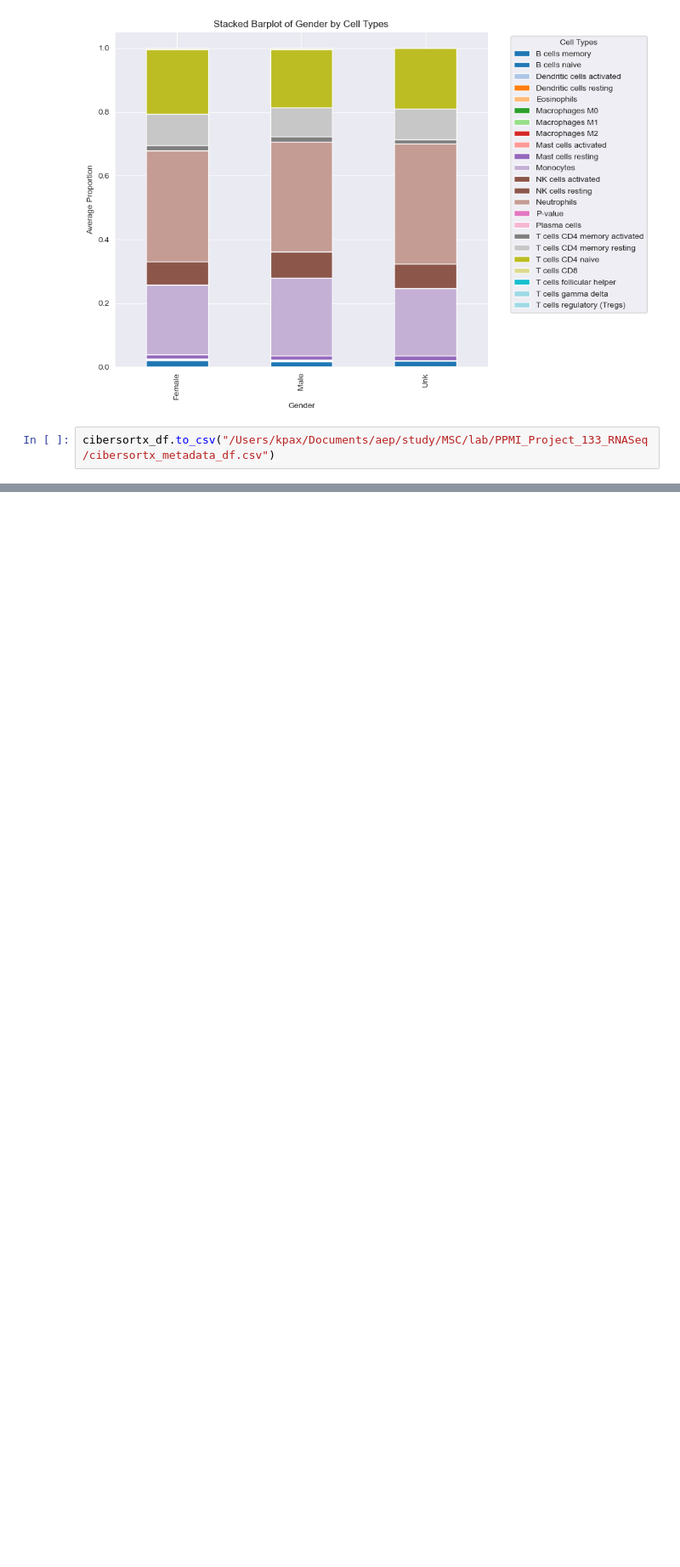
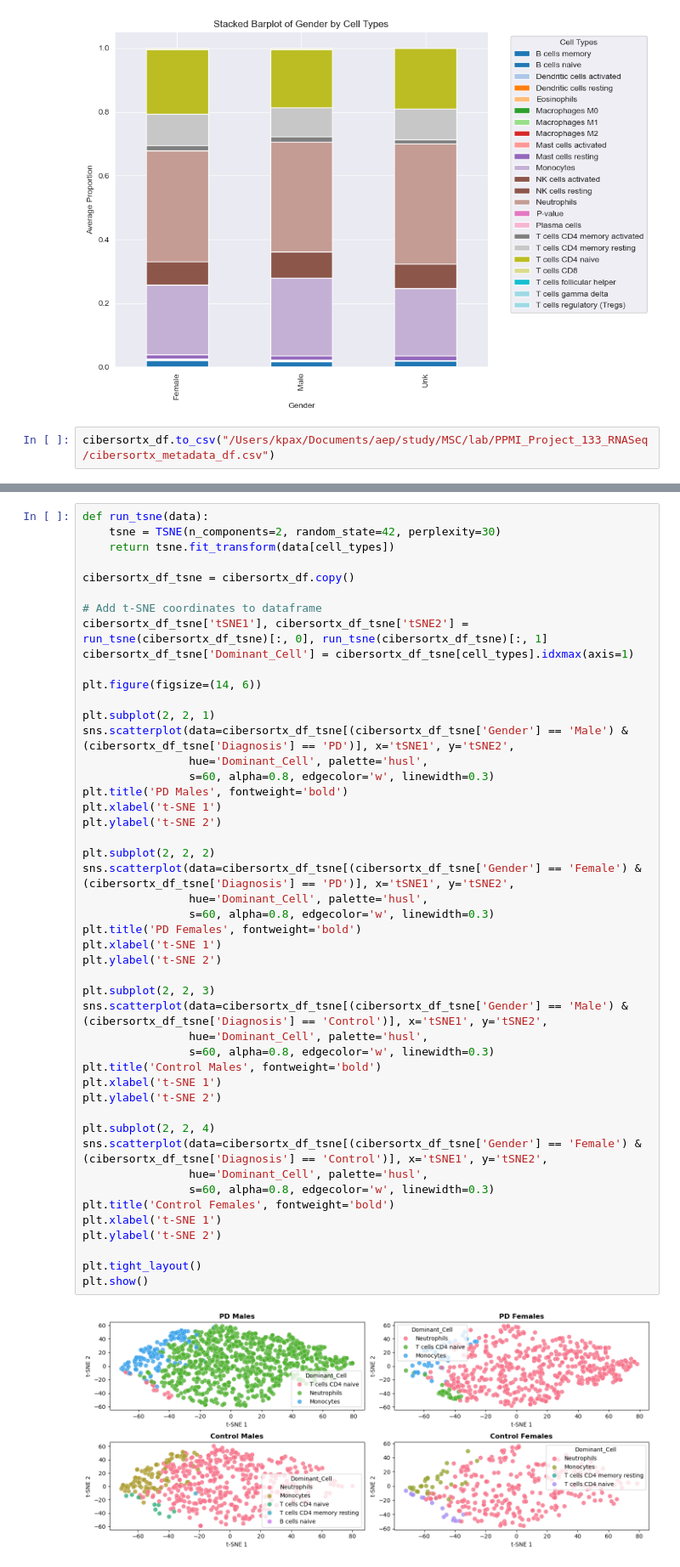
Before and after one commit to perpk/ppmi-wip, a Jupyter notebook: ppmi-wip.deconvolution-cibersortx.ipynb, the cells around one changed output, grey strips where cells are left out. Shown at 85% size. Saved outputs shown, nothing was run; the diff lists cells and outputs as text; blank space fills up the shorter version.

```diff
--- a/ppmi-wip.deconvolution-cibersortx.ipynb
+++ b/ppmi-wip.deconvolution-cibersortx.ipynb
@@ -138,0 +284,49 @@ cibersortx_df.to_csv("/Users/kpax/Documents/aep/study/MSC/lab/PPMI_Project_133_R
+# %%
+def run_tsne(data):
+    tsne = TSNE(n_components=2, random_state=42, perplexity=30)
+    return tsne.fit_transform(data[cell_types])
+
+cibersortx_df_tsne = cibersortx_df.copy()
+
+# Add t-SNE coordinates to dataframe
+cibersortx_df_tsne['tSNE1'], cibersortx_df_tsne['tSNE2'] = run_tsne(cibersortx_df_tsne)[:, 0], run_tsne(cibersortx_df_tsne)[:, 1]
+cibersortx_df_tsne['Dominant_Cell'] = cibersortx_df_tsne[cell_types].idxmax(axis=1)
+
+plt.figure(figsize=(14, 6))
+
+plt.subplot(2, 2, 1)
+sns.scatterplot(data=cibersortx_df_tsne[(cibersortx_df_tsne['Gender'] == 'Male') & (cibersortx_df_tsne['Diagnosis'] == 'PD')], x='tSNE1', y='tSNE2',
+                hue='Dominant_Cell', palette='husl',
+                s=60, alpha=0.8, edgecolor='w', linewidth=0.3)
+plt.title('PD Males', fontweight='bold')
+plt.xlabel('t-SNE 1')
+plt.ylabel('t-SNE 2')
+
+plt.subplot(2, 2, 2)
+sns.scatterplot(data=cibersortx_df_tsne[(cibersortx_df_tsne['Gender'] == 'Female') & (cibersortx_df_tsne['Diagnosis'] == 'PD')], x='tSNE1', y='tSNE2',
+                hue='Dominant_Cell', palette='husl',
+                s=60, alpha=0.8, edgecolor='w', linewidth=0.3)
+plt.title('PD Females', fontweight='bold')
+plt.xlabel('t-SNE 1')
+plt.ylabel('t-SNE 2')
+
+plt.subplot(2, 2, 3)
+sns.scatterplot(data=cibersortx_df_tsne[(cibersortx_df_tsne['Gender'] == 'Male') & (cibersortx_df_tsne['Diagnosis'] == 'Control')], x='tSNE1', y='tSNE2',
+                hue='Dominant_Cell', palette='husl',
+                s=60, alpha=0.8, edgecolor='w', linewidth=0.3)
+plt.title('Control Males', fontweight='bold')
+plt.xlabel('t-SNE 1')
+plt.ylabel('t-SNE 2')
+
+plt.subplot(2, 2, 4)
+sns.scatterplot(data=cibersortx_df_tsne[(cibersortx_df_tsne['Gender'] == 'Female') & (cibersortx_df_tsne['Diagnosis'] == 'Control')], x='tSNE1', y='tSNE2',
+                hue='Dominant_Cell', palette='husl',
+                s=60, alpha=0.8, edgecolor='w', linewidth=0.3)
+plt.title('Control Females', fontweight='bold')
+plt.xlabel('t-SNE 1')
+plt.ylabel('t-SNE 2')
+
+plt.tight_layout()
+plt.show()
+# %% [output]
+[figure, added]
```
Also changed, not shown: parts of 9 cells of this notebook, 4 other files.
